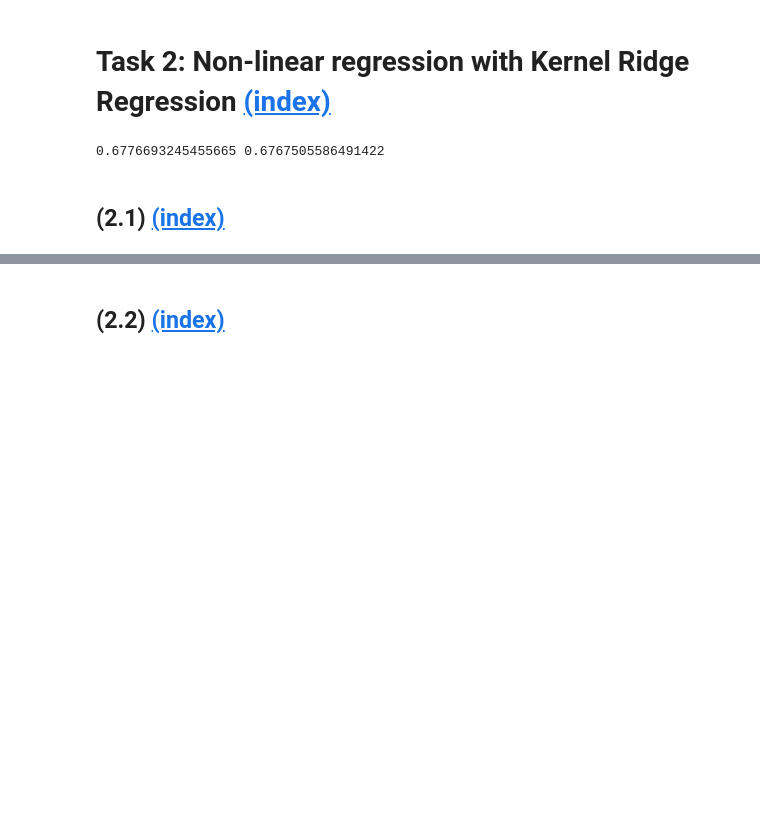
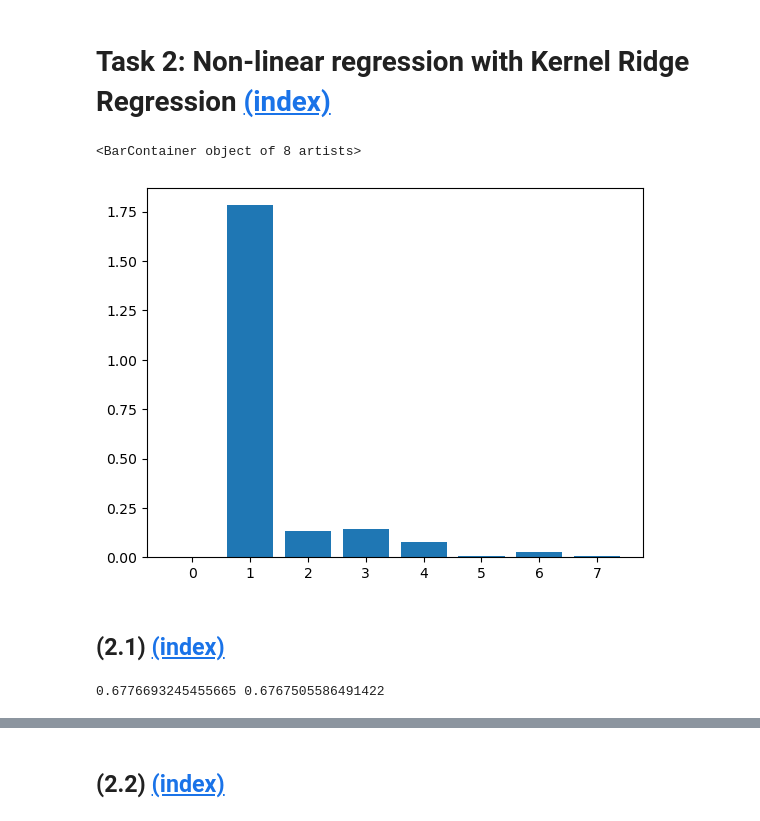
Before and after one commit to alisaklymchuk/data_science_math60026, a Jupyter notebook: 02455568_coursework1.ipynb, the cells around one changed output, grey strips where cells are left out. Saved outputs shown, nothing was run; the diff lists cells and outputs as text; code cells hidden in the pictures; blank space fills up the shorter version.

```diff
--- a/02455568_coursework1.ipynb
+++ b/02455568_coursework1.ipynb
@@ -445,14 +445,31 @@ def train_regression(X_train, y_train):
     return betas
 
 def importance(X_test, y_test, feature, betas):
-    y_hat_baseline = X_test @ betas
+    X_test_aug = add_int(X_test)
+    y_hat_baseline = X_test_aug @ betas
     r_squared_baseline = r_squared(y_hat_baseline, y_test)
-    X_perm = X_test.copy()
+    X_perm = X_test_aug.copy()
     X_perm[:, feature] = rng.permutation(X_perm[:, feature])
     y_hat_perm = X_perm @ betas
     r_squared_perm = r_squared(y_hat_perm, y_test)
 
     return np.abs(r_squared_baseline - r_squared_perm)
+# %%
+# Train Ordinary Least Squares Regression on Training data
+ols_betas = train_regression(X_train_std, y_train_diam)
+p = X_test_std.shape[1] + 1
+feature_imp = np.array([
+    importance(X_test_std, y_test_diam, feature, ols_betas)
+    for feature in range(p)
+])
+plt.bar(np.arange(0,p,1), feature_imp)
+# %% [output]
+<BarContainer object of 8 artists>
+[figure, added]
+# %% [markdown]
+<a name="task-21"></a>
+
+## (2.1) [(index)](#index-task-21)
 # %%
 # From Week 2 notebook
 def ridge_estimate(X, y, penalty):
@@ -485,7 +502,3 @@ y_fitted_test = fit_ridge(X_train_std, y_train_diam, 0.1, X_test_std)
 print(r_squared(y_fitted_train, y_train_diam), r_squared(y_fitted_test, y_test_diam))
 # %% [output]
 0.6776693245455665 0.6767505586491422
-# %% [markdown]
-<a name="task-21"></a>
-
-## (2.1) [(index)](#index-task-21)
```
Also changed, not shown: parts of 1 cell of this notebook.
